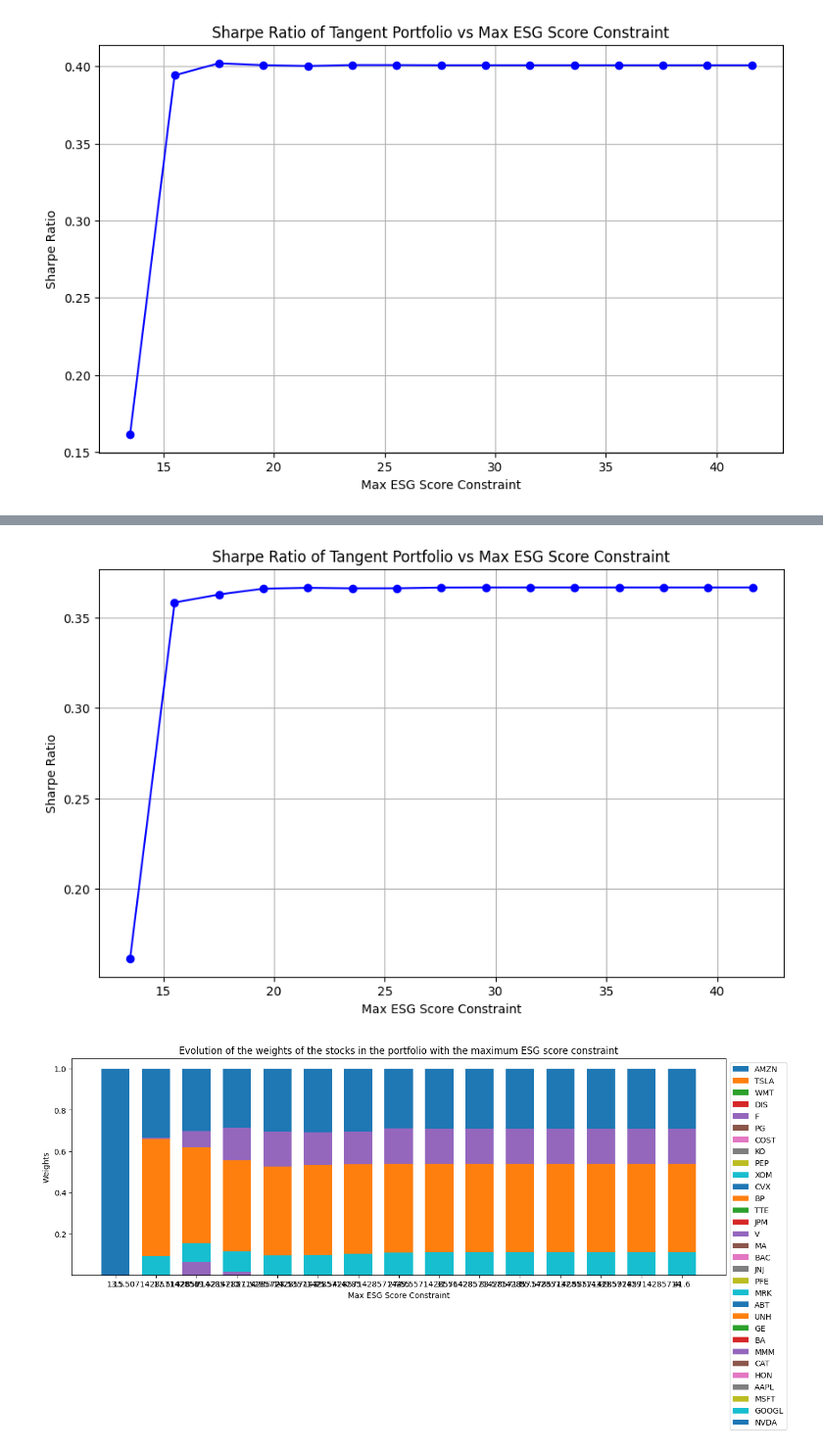
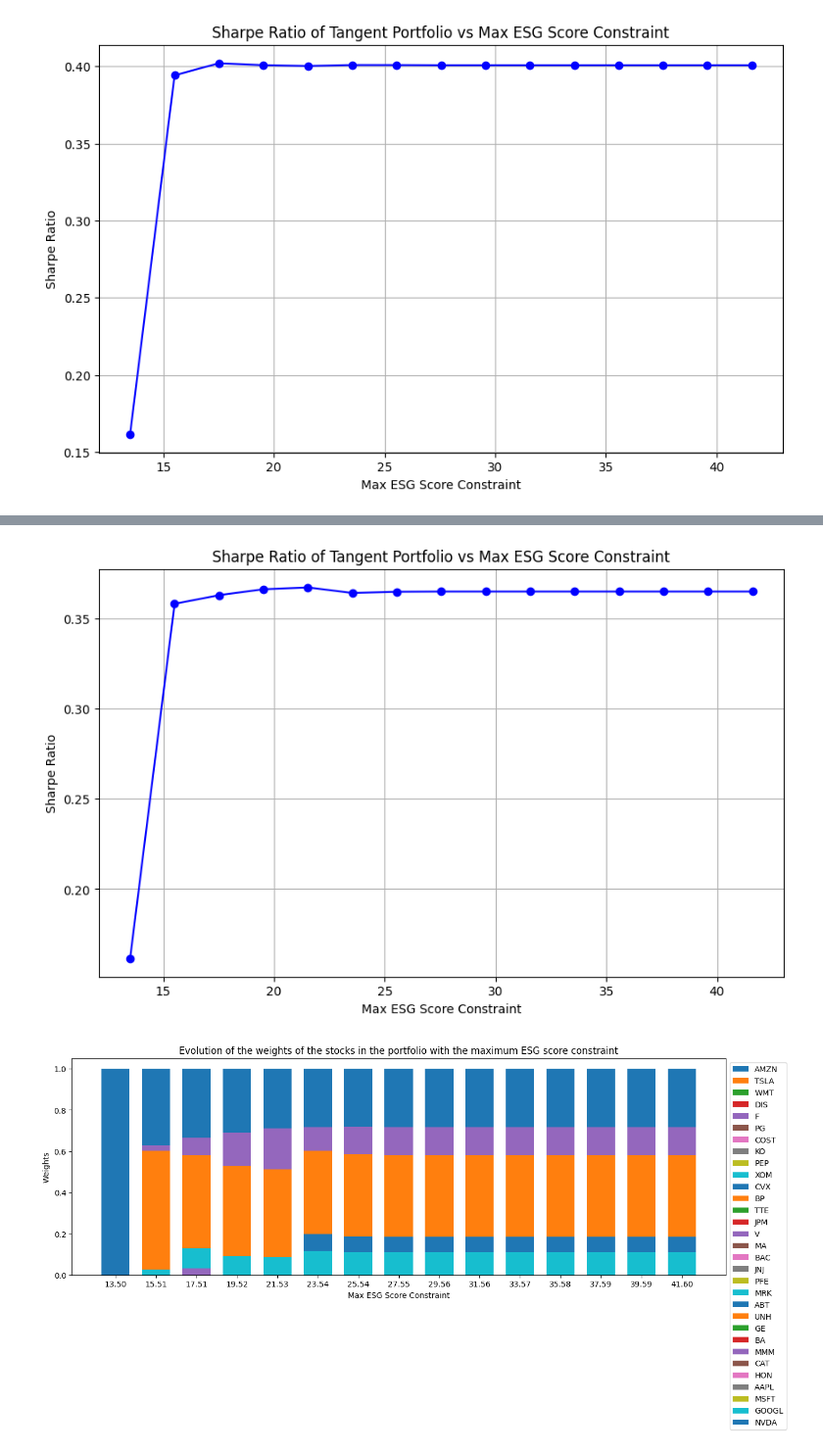
Before and after one commit to antoinedte/-Allocation_de_portefeuille_sous_contrainte_ESG, a Jupyter notebook: exploration/20240214_part2.ipynb, the cells around one changed output, grey strips where cells are left out. Shown at 98% size. Cells and saved outputs as stored; diff of their text form; code cells hidden in the pictures.

```diff
--- a/exploration/20240214_part2.ipynb
+++ b/exploration/20240214_part2.ipynb
@@ -239,15 +233,17 @@ PORTFOLIO_BIG.plot_sharp_ratio_vs_max_score(GAMMA_VALUES,
                                         max_esg_scores=MAX_ESG_SCORES,
                                         fully_invested=True,
                                         long_only=True,
-                                        best_in_class_method=0.3)
+                                        best_in_class_method=0.5,
+                                        best_in_class_strategy='global')
 # %% [output]
-[figure, old version]
+[figure, new version]
 # %%
 PORTFOLIO_BIG.plot_weights_evolution(GAMMA_VALUES,
                                  risk_free_rate=RISK_FREE_RATE,
                                  max_esg_scores=MAX_ESG_SCORES,
                                  fully_invested=True,
                                  long_only=True,
-                                 best_in_class_method=0.3)
+                                 best_in_class_method=0.5,
+                                 best_in_class_strategy='global')
 # %% [output]
-[figure, old version]
+[figure, new version]
```
Also changed, not shown: parts of 12 cells of this notebook, 1 other file.
